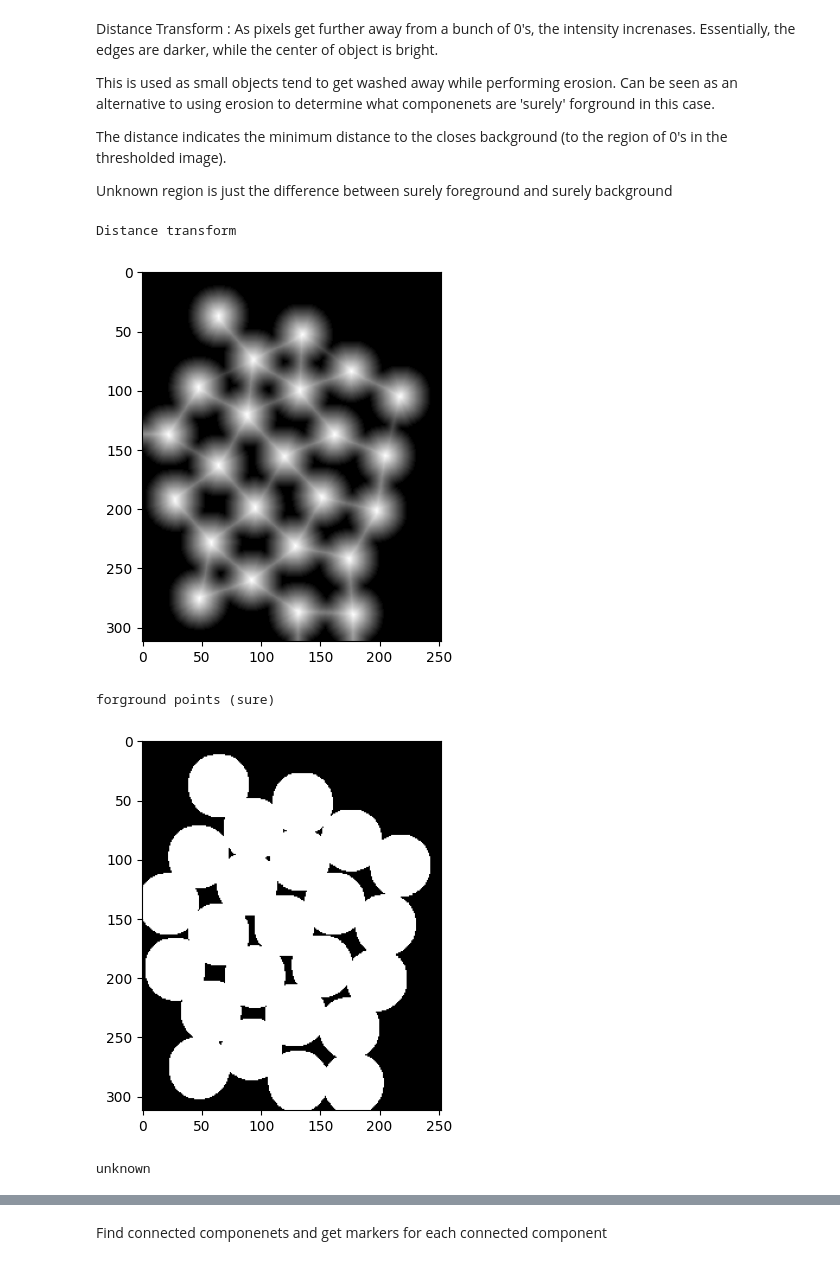
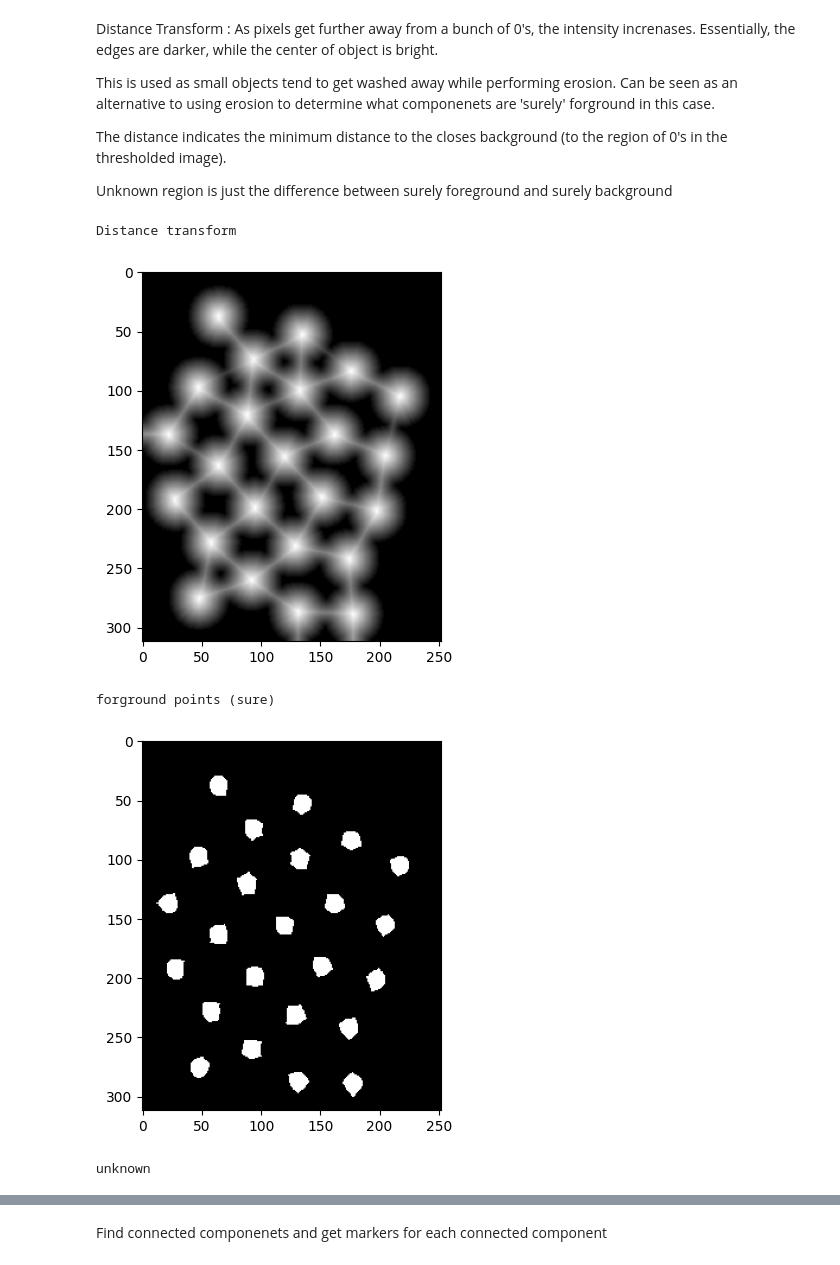
Before and after one commit to rtarun9/ComputerVision_ImageProcessing, a Jupyter notebook: image_processing/water_shed_segmentation.ipynb, the cells around one changed output, grey strips where cells are left out. Cells and saved outputs as stored; diff of their text form; code cells hidden in the pictures.

```diff
--- a/image_processing/water_shed_segmentation.ipynb
+++ b/image_processing/water_shed_segmentation.ipynb
@@ -69,23 +69,23 @@ The distance indicates the minimum distance to the closes background (to the reg
 Unknown region is just the difference between surely foreground and surely background
 # %%
 dist_transform = cv2.distanceTransform(dilation, cv2.DIST_L2, 5)
-forground = cv2.threshold(dist_transform, 0.01*dist_transform.max(), 255, 0)[1]
+forground = cv2.threshold(dist_transform, 0.7 * dist_transform.max(), 255, 0)[1]
 print('Distance transform')
 plt.imshow(dist_transform, cmap='gray')
 plt.show()
 
 print('forground points (sure)')
 plt.imshow(forground, cmap='gray')
 plt.show()
 
 # Not sure if forground or background
 print('unknown')
 unknown_region = cv2.subtract(dilation, np.uint8(forground))
 plt.imshow(unknown_region, cmap='gray')
 plt.show()
 # %% [output]
 Distance transform
 [figure]
 forground points (sure)
-[figure, old version]
+[figure, new version]
 unknown
```
Also changed, not shown: parts of 3 cells of this notebook, 11 other files.
